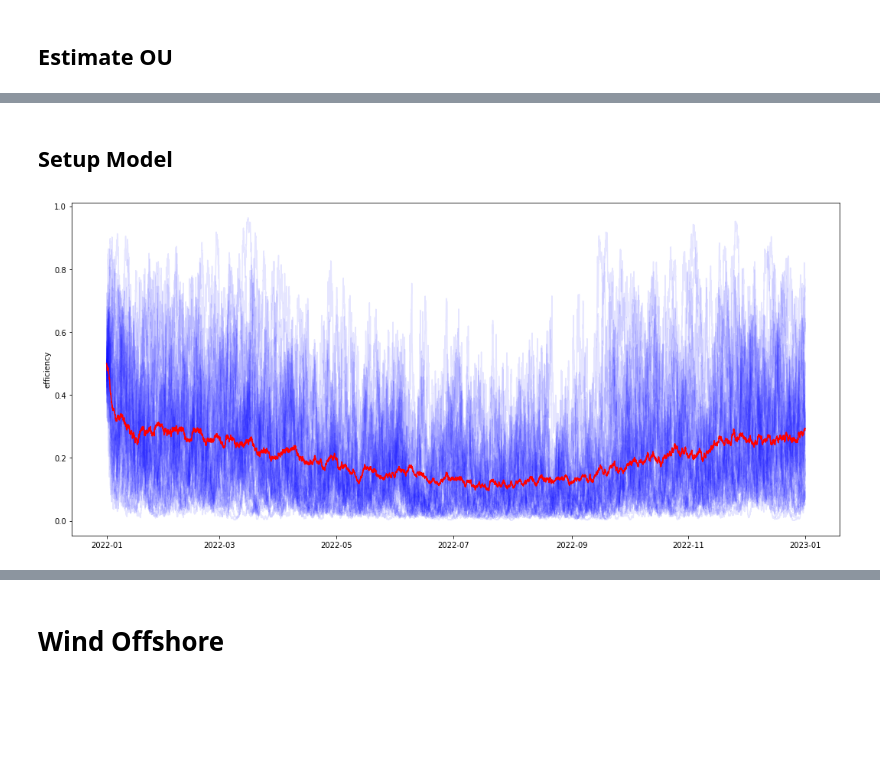
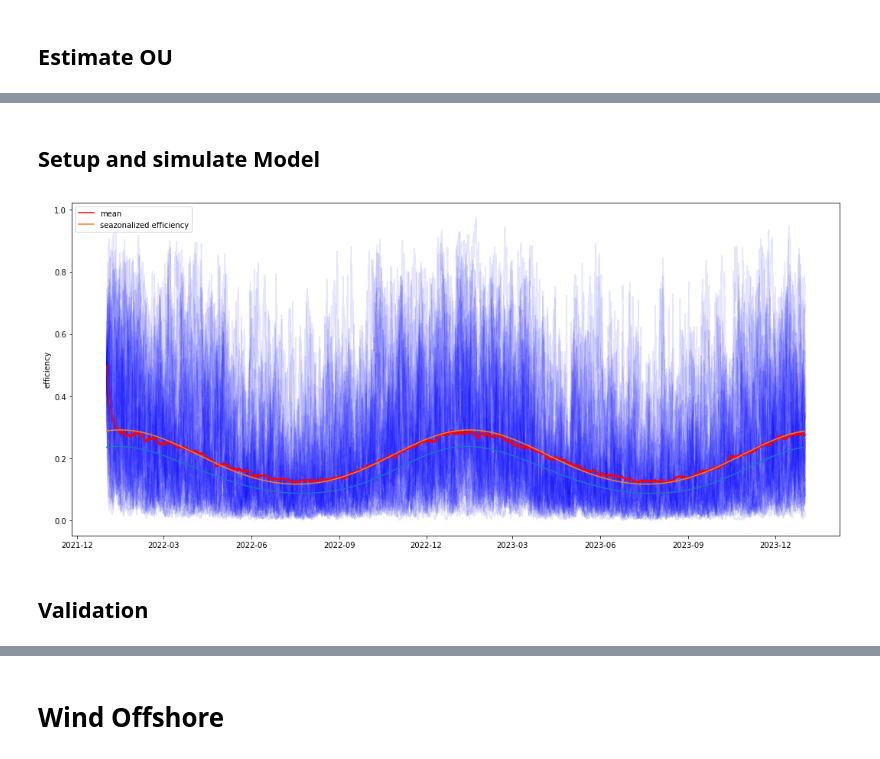
Before and after one commit to pikki622/RiVaPy, a Jupyter notebook: notebooks/models/calibration_residual_demand_model.ipynb, the cells around one changed output, grey strips where cells are left out. Cells and saved outputs as stored; diff of their text form; code cells hidden in the pictures; blank space fills up the shorter version.

```diff
--- a/notebooks/models/calibration_residual_demand_model.ipynb
+++ b/notebooks/models/calibration_residual_demand_model.ipynb
@@ -0,0 +94,7 @@
+# %%
+class CosinusSeasonality:
+    def __init__(self, x: np.ndarray = np.array([0,1,0,1,0])):
+        self.x = x
+
+    def __call__(self, x):
+        return self.x[0]*np.cos(2*np.pi*x+self.x[1]) + self.x[2]*np.cos(4*np.pi*x+self.x[3]) + self.x[4]
@@ -0,0 +131,4 @@
+# %%
+f_2 = CosinusSeasonality(x=np.array([1.0, 1, 0.9, 1.1, 0.5, -1.0]))
+pf_target_2 = PeriodicFunction(f_2, frequency='Y', granularity='H', ignore_leap_day=True)
+pf_target_2.calibrate(wind_onshore.index, wind_onshore['efficiency'].values)
@@ -129,18 +294,21 @@ ou_model.calibrate(wind_onshore['des_logit_efficiency'].values,dt=1.0/(24.0*365.
 # %% [markdown]
-## Setup Model
+## Setup and simulate Model
-# %%
-onshore_model = rdm.WindPowerModel(ou_model, pf_target)
 # %%
-n_sims = 100
+n_sims = 1000
 np.random.seed(42)
-tg = DateTimeGrid(start=dt.datetime(2022,1,1), end=dt.datetime(2023,1,1), freq='1H')
+tg = DateTimeGrid(start=dt.datetime(2022,1,1), end=dt.datetime(2024,1,1), freq='1H')
 rnd = np.random.normal(size=(tg.shape[0], n_sims))
 onshore_simulated = onshore_model.simulate(tg, start_value=0.5, rnd=rnd)
 # %%
 plt.figure(figsize=(18,8))
 for i in range(30):
     plt.plot(tg.dates, onshore_simulated[:,i],'-b', alpha=0.1)
 plt.plot(tg.dates, onshore_simulated.mean(axis=1), '-r', label='mean')
+plt.plot(tg.dates, rdm._inv_logit( pf_target.compute(tg)))
+plt.plot(tg.dates,  pf_target_2.compute(tg), label='seazonalized efficiency')
+plt.legend()
 plt.ylabel('efficiency');
 # %% [output]
-[figure, old version]
+[figure, new version]
+# %% [markdown]
+## Validation
```
Also changed, not shown: parts of 33 cells of this notebook.
